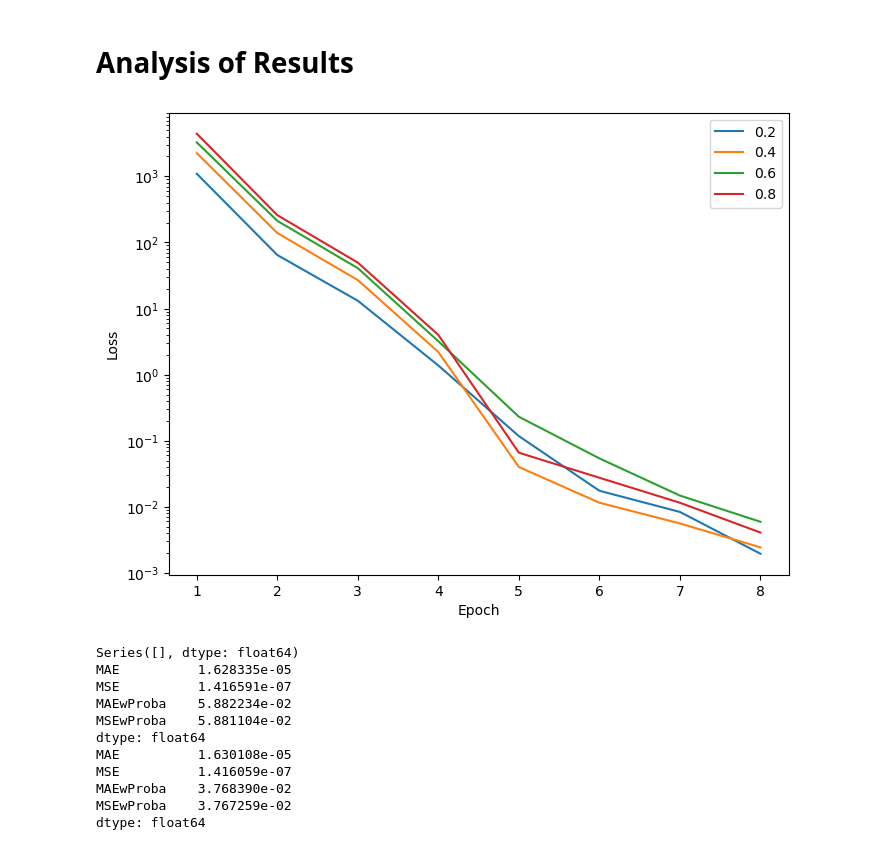
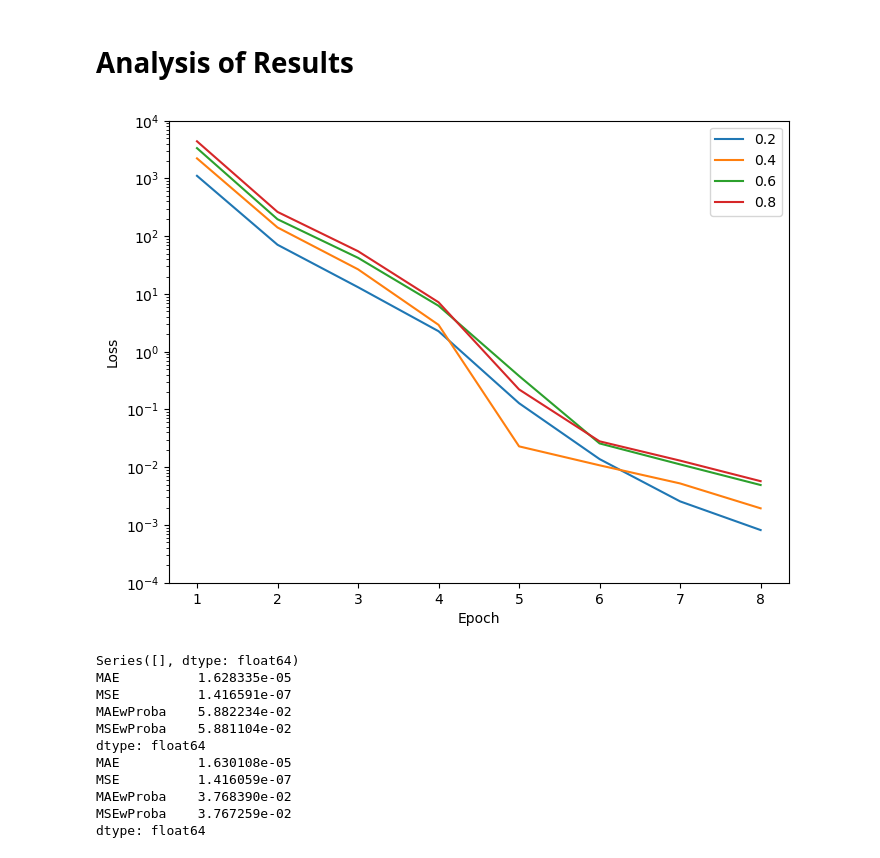
Before and after one commit to MariaSaleem6571/Drift_Modeling, a Jupyter notebook: AnalysisNotebook.ipynb, the cells around one changed output. Drawn from its saved outputs; the diff is of its cells as text; code cells hidden in the pictures.

Commit message:
Updating codes on the plotting

```diff
--- a/AnalysisNotebook.ipynb
+++ b/AnalysisNotebook.ipynb
@@ -50,11 +50,15 @@ def plot_training_loss(loss_name = "MAEProbDistrLoss", residual = False, folder_
 
         ax[0].set_ylabel("Loss")
         ax[1].set_xlabel("Epoch")
+
+        ax[0].set_ylim([1e-4, 1e4])
+        ax[1].set_ylim([1e-4, 1e4])
     else:
         ax.legend()
         ax.set_yscale('log')
         ax.set_xlabel("Epoch")
         ax.set_ylabel("Loss")
+        ax.set_ylim([1e-4, 1e4])
 
 
     if residual: plt.savefig(f"./graphs/{loss_name}_residual.jpg")
@@ -86,9 +90,9 @@ def summarize_evaluation(loss_name = "MAEProbDistrLoss", residual = False, folde
 
         # print(eval_df.head())
 # %%
-plot_training_loss(loss_name="MAEProbDistrLoss", residual=True)
+plot_training_loss(loss_name="MSEProbDistrLoss", residual=True)
 # %% [output]
-[figure, old version]
+[figure, new version]
 # %%
 summarize_evaluation(loss_name = "MSEProbDistrLoss", residual = True)
 # %% [output]
```
Also changed, not shown: 4 other files.
